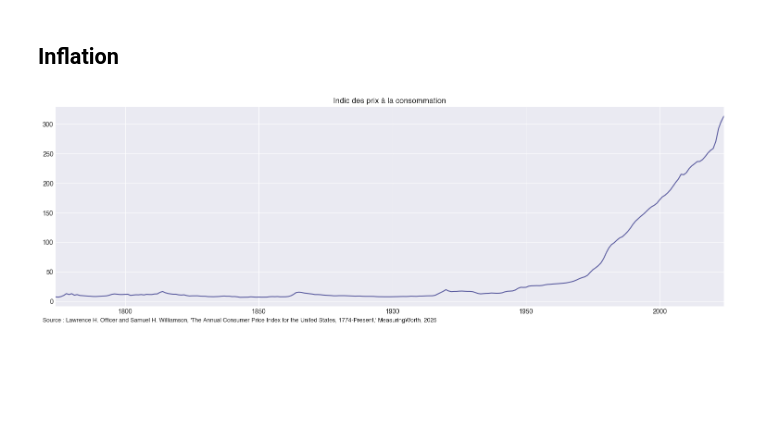
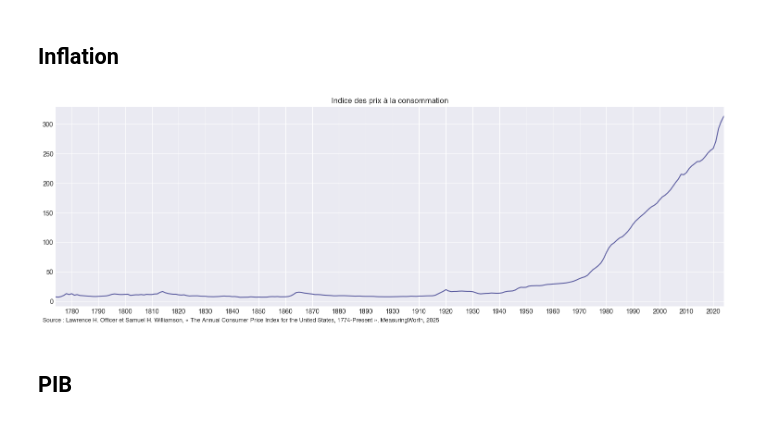
Before and after one commit to miche-quiche/OikopediaCharts, a Jupyter notebook: Statistiques macrofinancières US.ipynb, the cells around one changed output. Cells and saved outputs as stored; diff of their text form; code cells hidden in the pictures; blank space fills up the shorter version.

```diff
--- a/Statistiques macrofinancières US.ipynb
+++ b/Statistiques macrofinancières US.ipynb
@@ -5,26 +5,28 @@
 # %%
 import pandas as pd
 import matplotlib.pyplot as plt
+from matplotlib.ticker import MaxNLocator
 
 plt.style.use('https://github.com/dhaitz/matplotlib-stylesheets/raw/master/pacoty.mplstyle')
 
 # Chargement du CSV
 df = pd.read_csv("Data/USCPI_1774-2024.csv", skiprows=2)  # saute les lignes de citation
 df["Year"] = df["Year"].astype(int)
 df.set_index("Year", inplace=True)
 
 # Conversion en Series
 cpi = df["U.S. Consumer Price Index *"]
 cpi.index.name = None
 
 # Plot
 fig, ax = plt.subplots(figsize=(15, 5))
 cpi.plot()
 ax.set_title("Indice des prix à la consommation")
 ax.set_xmargin(0)
-fig.text(0.01, -0.0, "Source : Lawrence H. Officer and Samuel H. Williamson, 'The Annual Consumer Price Index for the United States, 1774-Present,' MeasuringWorth, 2025", ha="left", fontsize=9)
+ax.xaxis.set_major_locator(MaxNLocator(nbins=30))
+fig.text(0.01, -0.0, "Source : Lawrence H. Officer et Samuel H. Williamson, « The Annual Consumer Price Index for the United States, 1774-Present », MeasuringWorth, 2025", ha="left", fontsize=9)
 
 plt.tight_layout()
 plt.show()
 # %% [output]
-[figure, old version]
+[figure, new version]
@@ -30,0 +57,2 @@ plt.show()
+# %% [markdown]
+## PIB
```
Also changed, not shown: parts of 2 cells of this notebook, 2 other files.
